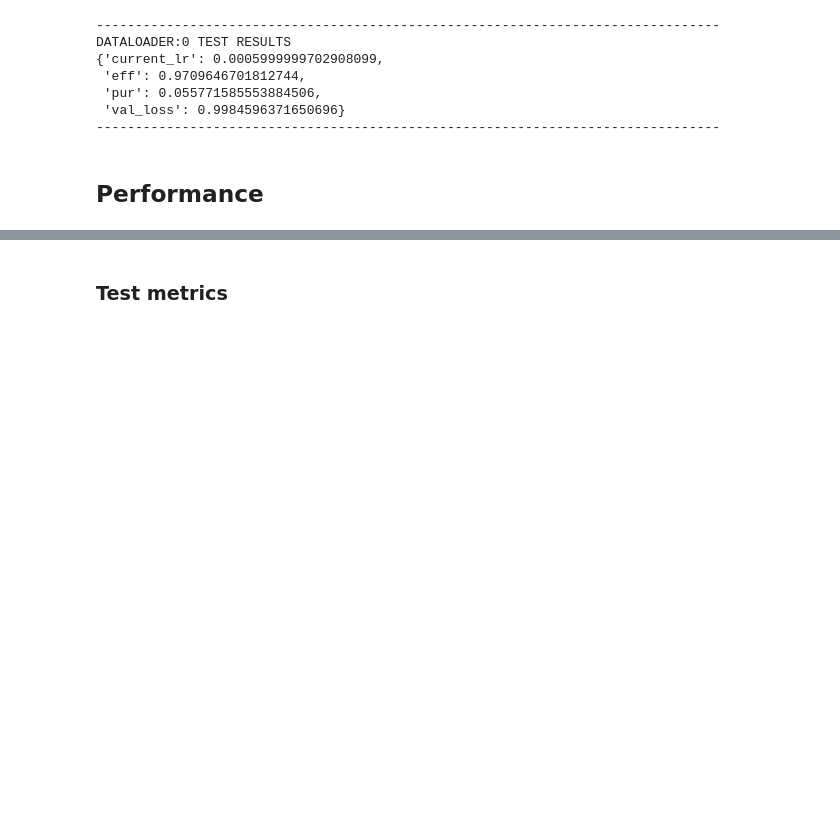
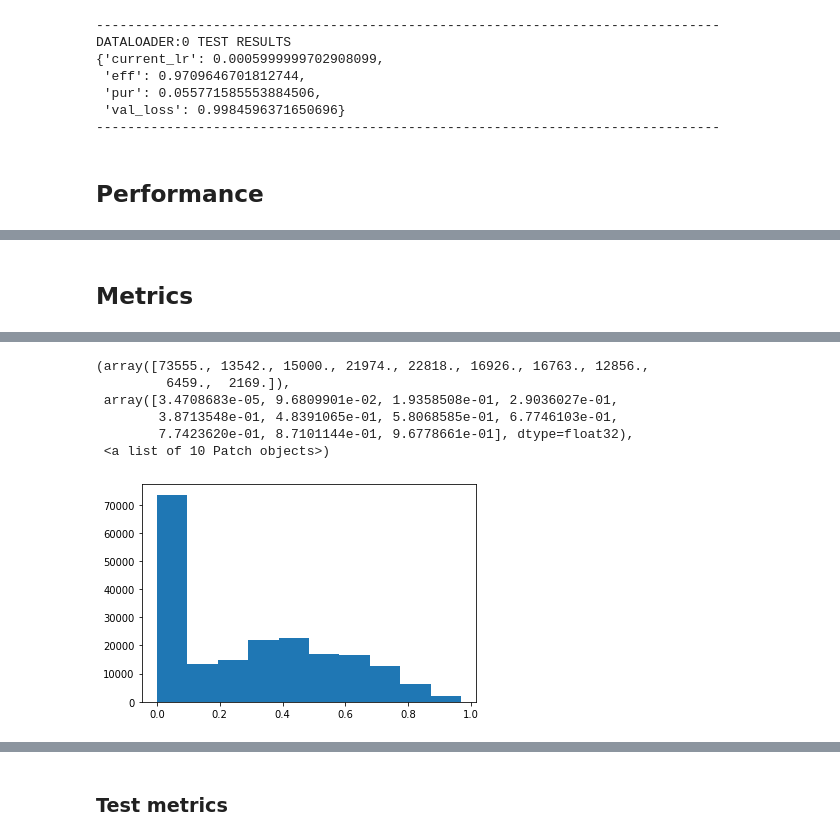
Before and after one commit to HSF-reco-and-software-triggers/Tracking-ML-Exa.TrkX, a Jupyter notebook: Pipelines/ITk_Example/notebooks/Example_Filter.ipynb, the cells around one changed output, grey strips where cells are left out. Drawn from its saved outputs; the diff is of its cells as text; code cells hidden in the pictures; blank space fills up the shorter version.

Commit message:
Update filter model

```diff
--- a/Pipelines/ITk_Example/notebooks/Example_Filter.ipynb
+++ b/Pipelines/ITk_Example/notebooks/Example_Filter.ipynb
@@ -209,2 +209,10 @@ DATALOADER:0 TEST RESULTS
 # %%
 model.eval();
+# %%
+model.hparams["datatype_split"] = [10, 1, 10]
+# model.setup(stage="fit")
+# %%
+batch = model.testset[1]
+# %%
+with torch.no_grad():
+    test_results = model.test_step(model.testset[1].to(device), 0)
@@ -210,0 +247,2 @@ model.eval();
+# %%
+subset_mask = np.isin(batch.edge_index.cpu(), batch.modulewise_true_edges.unique().cpu()).any(0)
@@ -210,0 +399,6 @@ model.eval();
+# %% [markdown]
+## Metrics
+# %%
+%%time
+plt.hist(test_results["preds"].cpu()[subset_mask])
+# %% [output]
@@ -210,0 +407,7 @@ model.eval();
+(array([73555., 13542., 15000., 21974., 22818., 16926., 16763., 12856.,
+         6459.,  2169.]),
+ array([3.4708683e-05, 9.6809901e-02, 1.9358508e-01, 2.9036027e-01,
+        3.8713548e-01, 4.8391065e-01, 5.8068585e-01, 6.7746103e-01,
+        7.7423620e-01, 8.7101144e-01, 9.6778661e-01], dtype=float32),
+ <a list of 10 Patch objects>)
+[figure, added]
```
Also changed, not shown: parts of 27 cells of this notebook, 14 other files.
